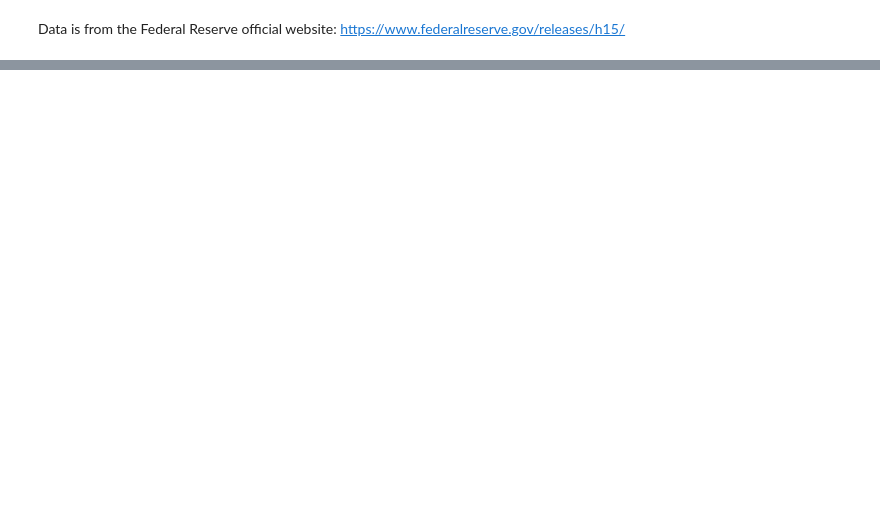
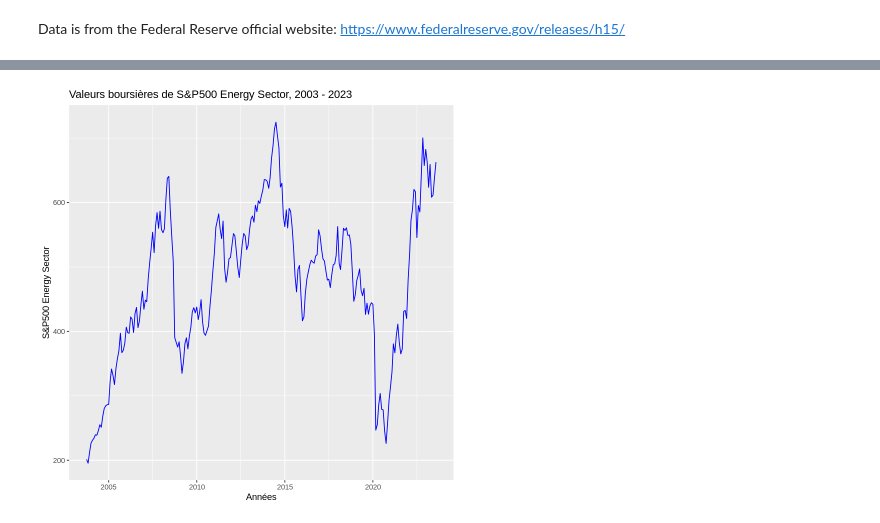
Before and after one commit to EstelleSimon/ECONOMETRIE_projet, a Jupyter notebook: Econometrie_projet.ipynb, the cells around one changed output, grey strips where cells are left out. Cells and saved outputs as stored; diff of their text form; code cells hidden in the pictures; blank space fills up the shorter version.

```diff
--- a/Econometrie_projet.ipynb
+++ b/Econometrie_projet.ipynb
@@ -210,0 +150,29 @@ alternative hypothesis: stationary
+# %%
+# Importation des données S&P 500 Energy Sector
+drive_download("https://docs.google.com/spreadsheets/d/1lpy5gr4A6-JG38DEBkndXgi0KhWqw9NknUmSaSrtRCY/edit?usp=sharing",overwrite = TRUE)
+
+# Prise en main des données (1 car en-tête)
+EnergySector<-read_xlsx(path = "S&P 500 Energy (Sector).xlsx",skip=1,sheet = "ES")
+colnames(EnergySector)<-c("Date","DataES")
+
+# Conversion de la colonne Date au format date Year/Month/Day
+EnergySector$Date<-as.Date(EnergySector$Date,format = "%d/%m/%Y")
+
+# Affichage des données (aperçu)
+tail(EnergySector$Date)
+
+# Données manquantes ?
+sapply(EnergySector,function(x) sum(is.na(x)))
+
+# Transformation des données journalières en moyennes mensuelles
+library(lubridate)
+library(dplyr)
+
+# Calculer la moyenne par mois
+EnergySector <- EnergySector %>%
+  mutate(month = floor_date(Date, "month")) %>%
+  group_by(month) %>%
+  summarize(DataES_MonthlyMean = mean(DataES, na.rm = TRUE))
+
+# Afficher les résultats
+tail(EnergySector)
@@ -210,0 +235,9 @@ alternative hypothesis: stationary
+# %%
+# Données Energy Sector
+Graph2 <- ggplot(data = EnergySector, aes(x = month, y = DataES_MonthlyMean)) +
+  geom_line(colour = 'blue') +
+  labs(x = "Années", y = "S&P500 Energy Sector") +
+  ggtitle("Valeurs boursières de S&P500 Energy Sector, 2003 - 2023")
+Graph2
+# %% [output]
+[figure, added]
```
Also changed, not shown: parts of 165 cells of this notebook.
